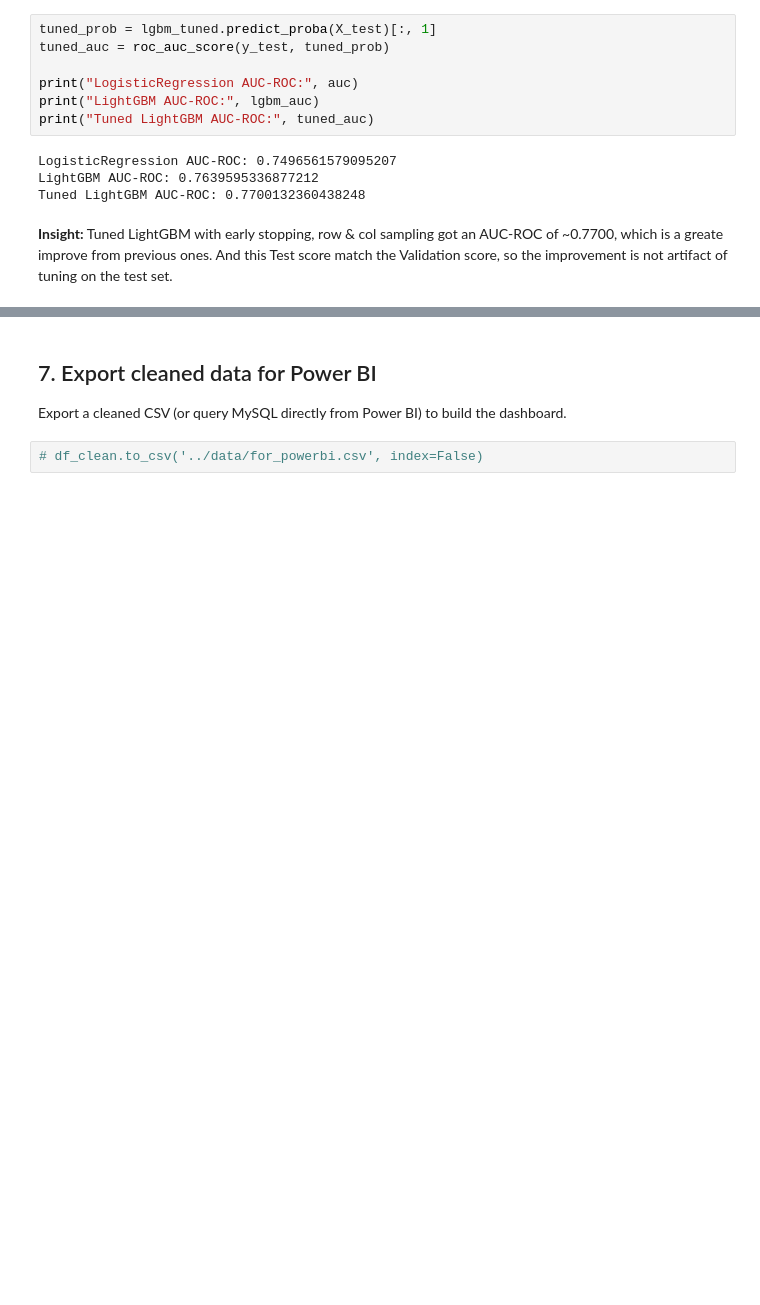
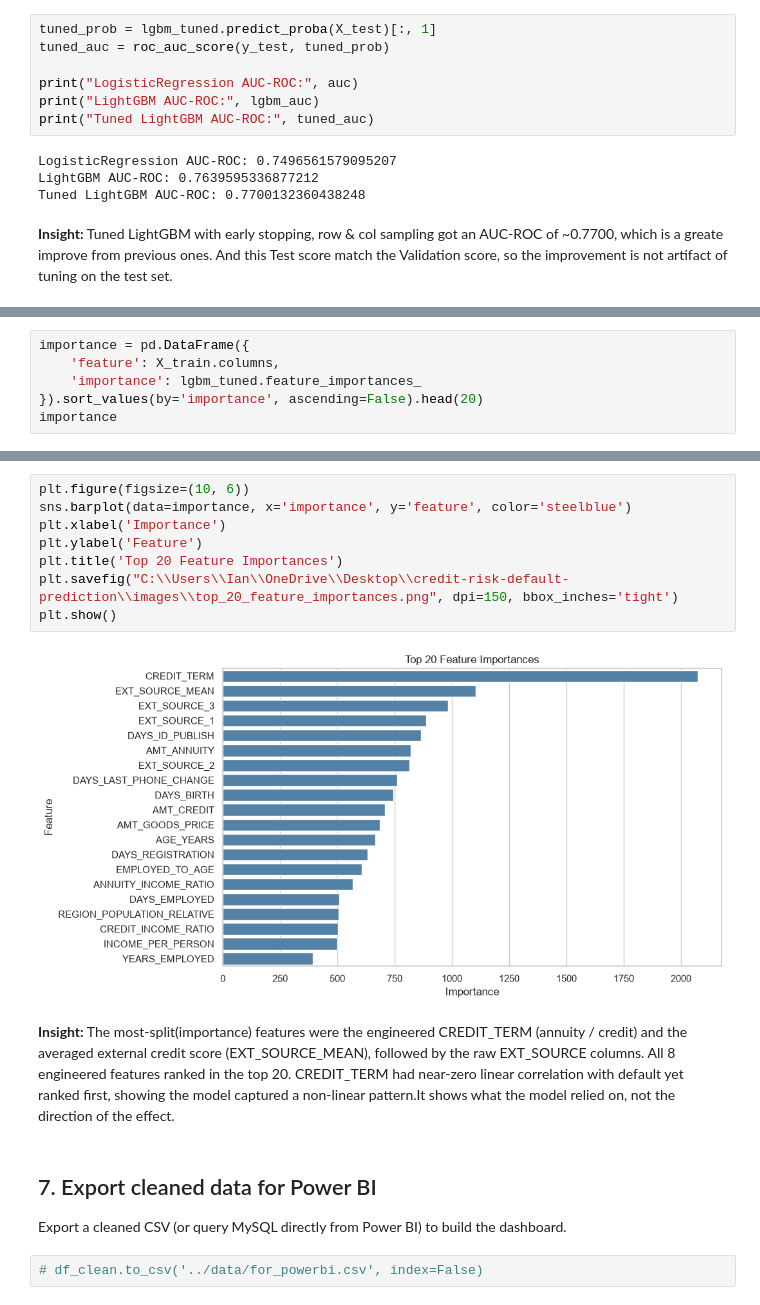
Before and after one commit to IanCode212/Credit_Risk_default_prediction, a Jupyter notebook: notebooks/01_analysis.ipynb, the cells around one changed output, grey strips where cells are left out. Cells and saved outputs as stored; diff of their text form; blank space fills up the shorter version.

Commit message:
Add feature importance chart

```diff
--- a/notebooks/01_analysis.ipynb
+++ b/notebooks/01_analysis.ipynb
@@ -606,0 +607,6 @@ Which features matter most? Where does the model struggle? What would you do wit
+# %%
+importance = pd.DataFrame({
+    'feature': X_train.columns,
+    'importance': lgbm_tuned.feature_importances_
+}).sort_values(by='importance', ascending=False).head(20)
+importance
@@ -607,3 +631,16 @@ Which features matter most? Where does the model struggle? What would you do wit
+# %%
+plt.figure(figsize=(10, 6))
+sns.barplot(data=importance, x='importance', y='feature', color='steelblue')
+plt.xlabel('Importance')
+plt.ylabel('Feature')
+plt.title('Top 20 Feature Importances')
+plt.savefig("C:\\Users\\Ian\\OneDrive\\Desktop\\credit-risk-default-prediction\\images\\top_20_feature_importances.png", dpi=150, bbox_inches='tight')
+plt.show()
+# %% [output]
+[figure, added]
+# %% [markdown]
+**Insight:**
+The most-split(importance) features were the engineered CREDIT_TERM (annuity / credit) and the averaged external credit score (EXT_SOURCE_MEAN), followed by the raw EXT_SOURCE columns. All 8 engineered features ranked in the top 20. CREDIT_TERM had near-zero linear correlation with default yet ranked first, showing the model captured a non-linear pattern.It shows what the model relied on, not the direction of the effect.
 # %% [markdown]
 ## 7. Export cleaned data for Power BI
 Export a cleaned CSV (or query MySQL directly from Power BI) to build the dashboard.
```
Also changed, not shown: parts of 3 cells of this notebook, 1 other file.
